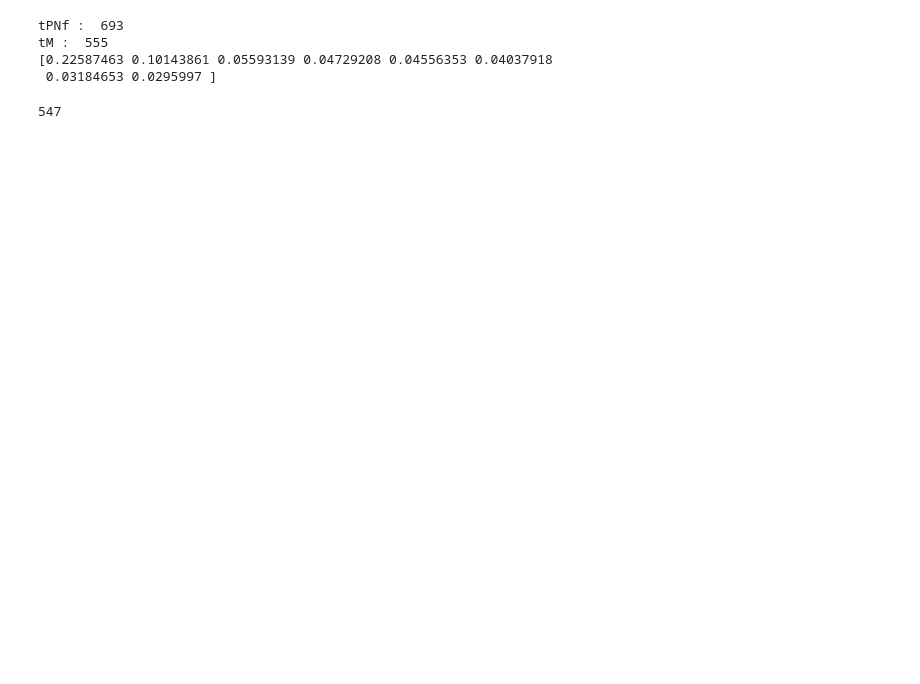
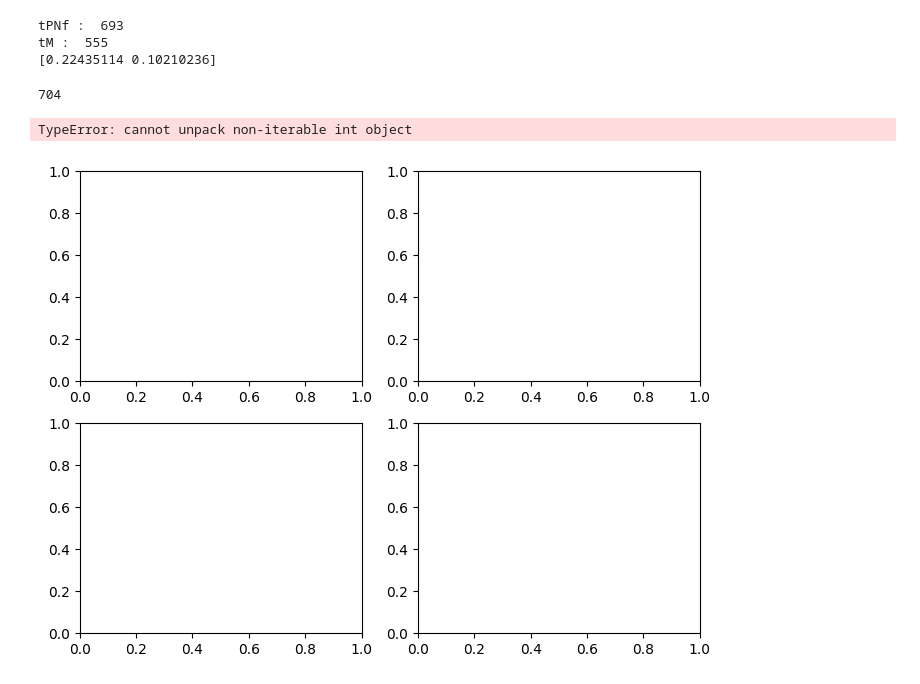
Before and after one commit to UW-Madison-CBML/MORFEA, a Jupyter notebook: analysis/retrieval.ipynb, the cells around one changed output. Drawn from its saved outputs; the diff is of its cells as text; code cells hidden in the pictures; blank space fills up the shorter version.

```diff
--- a/analysis/retrieval.ipynb
+++ b/analysis/retrieval.ipynb
@@ -39,7 +39,7 @@ tqdm.pandas()
 PHASES = ["tPB2", "tPNa", "tPNf", "t2", "t3", "t4", "t5", "t6", "t7", "t8", "t9+", "tM", "tSB", "tB", "tEB"]
 model_name = "convlstm_final-2026-07-13"
 TIME_OFFSET = 0.0
-PCA_DIM = 8
+PCA_DIM = 2
 path_sig_depth = 2
 GRADE_COLORS = {"A":(0,1,0), "B":(1,1,0), "C":(1,0,0), "NA":(0.5,0.5,0.5)}
 grade = "TE" # "TE"
@@ -54,13 +54,14 @@ for p in ["tPNf", "tM"]:
     id_set &= set(ids)
     print(p, ": ",len(ids))
 id_list = list(id_set)
-stripped_phases = ["tPNf","t2", "t3", "t4", "t5", "t6", "t7", "t8", "t9+", "tM", ]
-mask = metadata_df["phase"].isin(stripped_phases) & metadata_df["embryo_id"].isin(id_list)
+stripped_phases = ["tPNf","t2", "t3", "t4", "t5", "t6", "t7", "t8", "t9+","tM"]
+mask = metadata_df["phase"].isin(stripped_phases)# & metadata_df["embryo_id"].isin(id_list)
 #"tPB2", "tPNa",  "tSB", "tB"
 # only graded
 latents = latents[mask]
 metadata_df = metadata_df[mask]
-latents_df = pd.DataFrame(latents, columns=[f"z_{i}" for i in range(latents.shape[1])], index=metadata_df.index)
+lat_cols = [f"z_{i}" for i in range(latents.shape[1])]
+latents_df = pd.DataFrame(latents, columns=lat_cols, index=metadata_df.index)
 pca_cols = [f"pca_{i}" for i in range(PCA_DIM)]
 pca = PCA(n_components=PCA_DIM)
 pca_latents = pca.fit_transform(StandardScaler().fit_transform(latents))
@@ -70,5 +71,4 @@ df = pd.concat([metadata_df, latents_df, pca_latents_df], axis=1)
 # %% [output]
 tPNf :  693
 tM :  555
-[0.22587463 0.10143861 0.05593139 0.04729208 0.04556353 0.04037918
- 0.03184653 0.0295997 ]
+[0.22435114 0.10210236]
@@ -85,7 +127,52 @@ def path_sig_agg(group):
 path_sig_df = df.groupby("embryo_id").progress_apply(path_sig_agg).reset_index()
 print(len(path_sig_df))
 # %% [output]
-547
+704
+# %%
+data = path_sig_df[ps_cols].to_numpy()
+Z = linkage(data, method='ward')
+#
+
+root_node, node_list = to_tree(Z, rd=True)
+
+
+heights = Z[:, 2]
+median_height = np.median(heights)
+
+recent_ancestors = []
+
+
+
+num_leaves = len(data)
+for idx, row in enumerate(Z):
+    node_id = idx + num_leaves
+    tree_node = node_list[node_id]
+
+
+    leaves = tree_node.pre_order()
+
+
+    if row[3] == 4:
+        recent_ancestors.append((row[2], leaves))
+
+
+
+sample_recent_leaves = sorted(recent_ancestors, key=lambda x: x[0])
+
+
+for _,leaf_group in sample_recent_leaves:
+    fig, axes = plt.subplots(2,2,figsize=(8,6))#, subplot_kw={"projection":"3d"})
+    for i, leaf in leaf_group:
+        row = path_sig_df.iloc[leaf]
+
+        traj = df[df["embryo_id"] == row["embryo_id"]][pca_cols[:2]].to_numpy()
+        axes[i//2][i & 1].scatter(traj[:,0], traj[:,1], c=np.linspace(0,1,traj.shape[0]))#, visual_ps[:,2]
+    plt.show()
+    plt.close(fig)
+    plt.close()
+# %% [output]
+TypeError: cannot unpack non-iterable int object
+[figure, added]
 # %%
 %matplotlib inline
 GRADES = ["A","B", "C","NA"]
```
Also changed, not shown: parts of 6 cells of this notebook, 4 other files.
